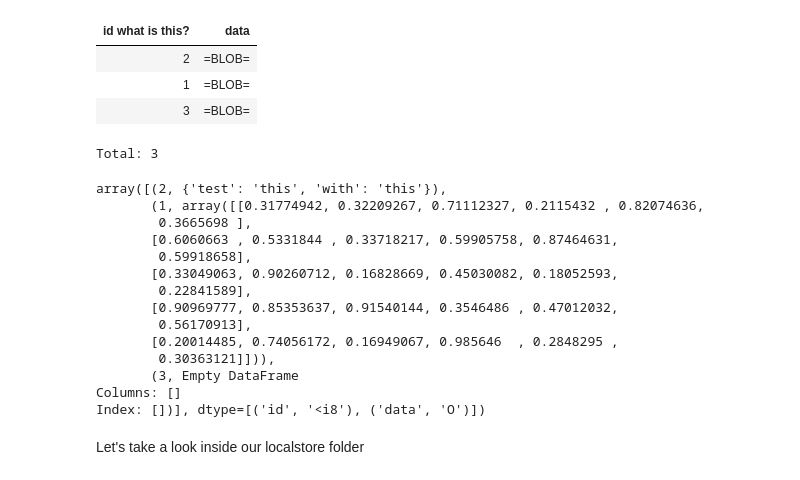
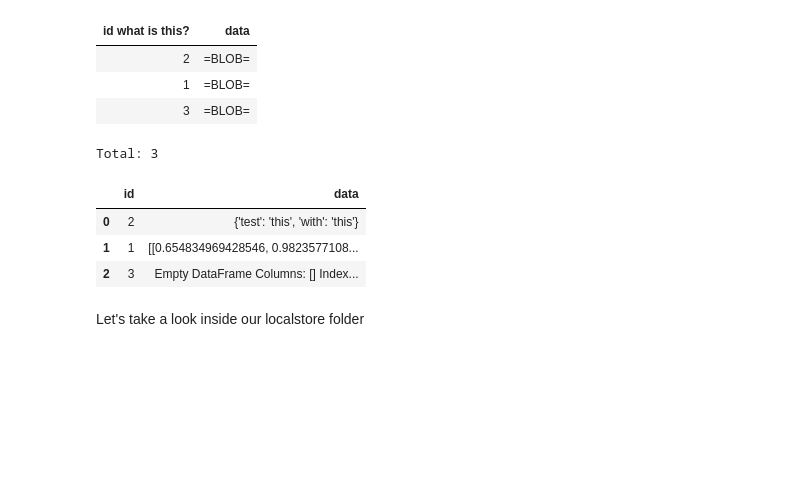
Before and after one commit to jjbussell/PythonDataCourse, a Jupyter notebook: Lectures/Lecture6/lecture6.ipynb, the cells around one changed output. Cells and saved outputs as stored; diff of their text form; code cells hidden in the pictures; blank space fills up the shorter version.

```diff
--- a/Lectures/Lecture6/lecture6.ipynb
+++ b/Lectures/Lecture6/lecture6.ipynb
@@ -391,23 +402,13 @@ table
 | 1 | =BLOB= |
 | 3 | =BLOB= |
 Total: 3
-# %%
-table.fetch()
-# %% [output]
-array([(2, {'test': 'this', 'with': 'this'}),
-       (1, array([[0.31774942, 0.32209267, 0.71112327, 0.2115432 , 0.82074636,
-        0.3665698 ],
-       [0.6060663 , 0.5331844 , 0.33718217, 0.59905758, 0.87464631,
-        0.59918658],
-       [0.33049063, 0.90260712, 0.16828669, 0.45030082, 0.18052593,
-        0.22841589],
-       [0.90969777, 0.85353637, 0.91540144, 0.3546486 , 0.47012032,
-        0.56170913],
-       [0.20014485, 0.74056172, 0.16949067, 0.985646  , 0.2848295 ,
-        0.30363121]])),
-       (3, Empty DataFrame
-Columns: []
-Index: [])], dtype=[('id', '<i8'), ('data', 'O')])
+# %%
+pd.DataFrame(table.fetch())
+# %% [output]
+|  | id | data |
+| 0 | 2 | {'test': 'this', 'with': 'this'} |
+| 1 | 1 | [[0.654834969428546, 0.9823577108... |
+| 2 | 3 | Empty DataFrame Columns: [] Index... |
 # %% [markdown]
 Let's take a look inside our localstore folder
 # %% [markdown]
```
Also changed, not shown: parts of 7 cells of this notebook, 2 other files.
